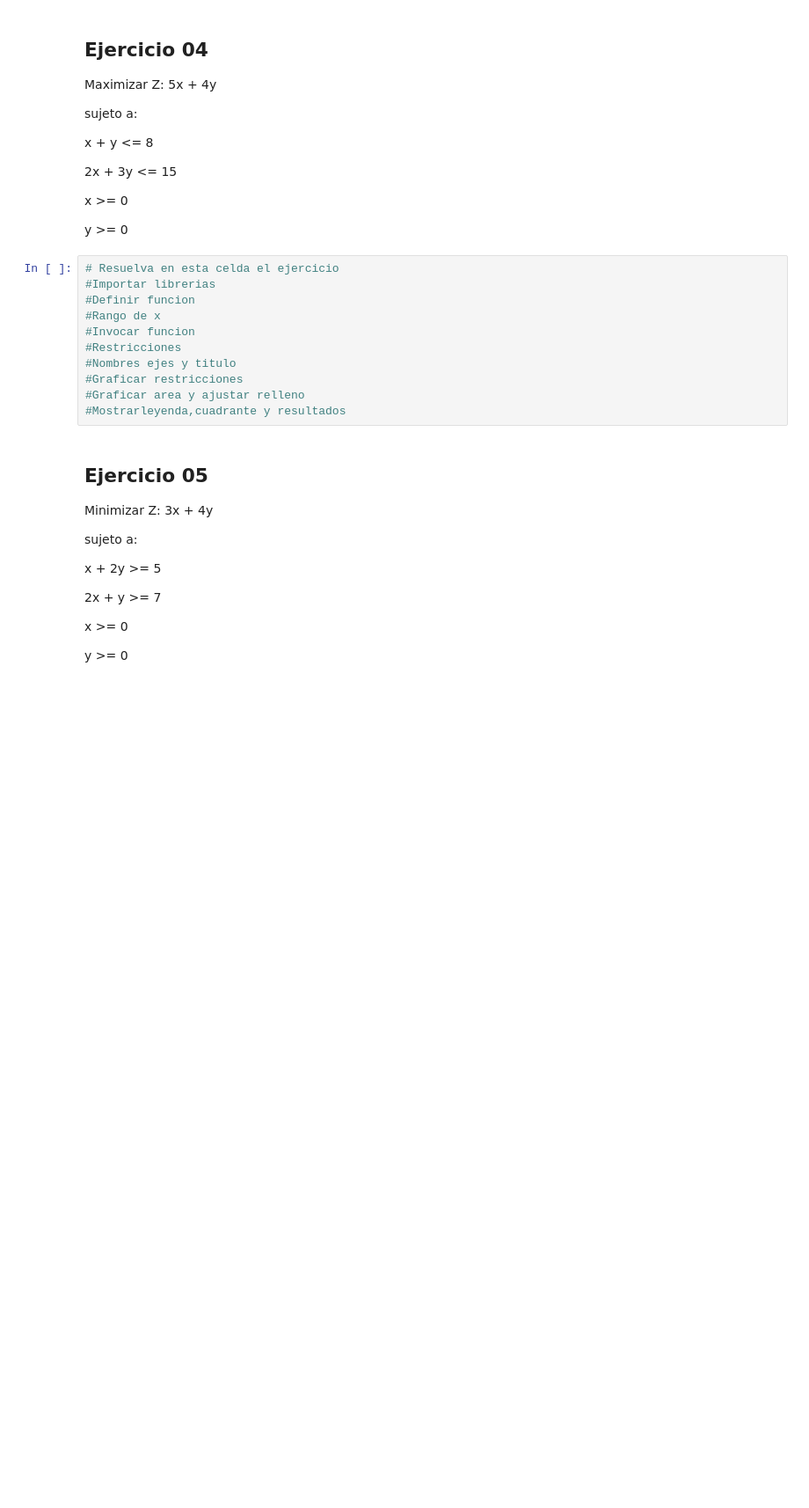
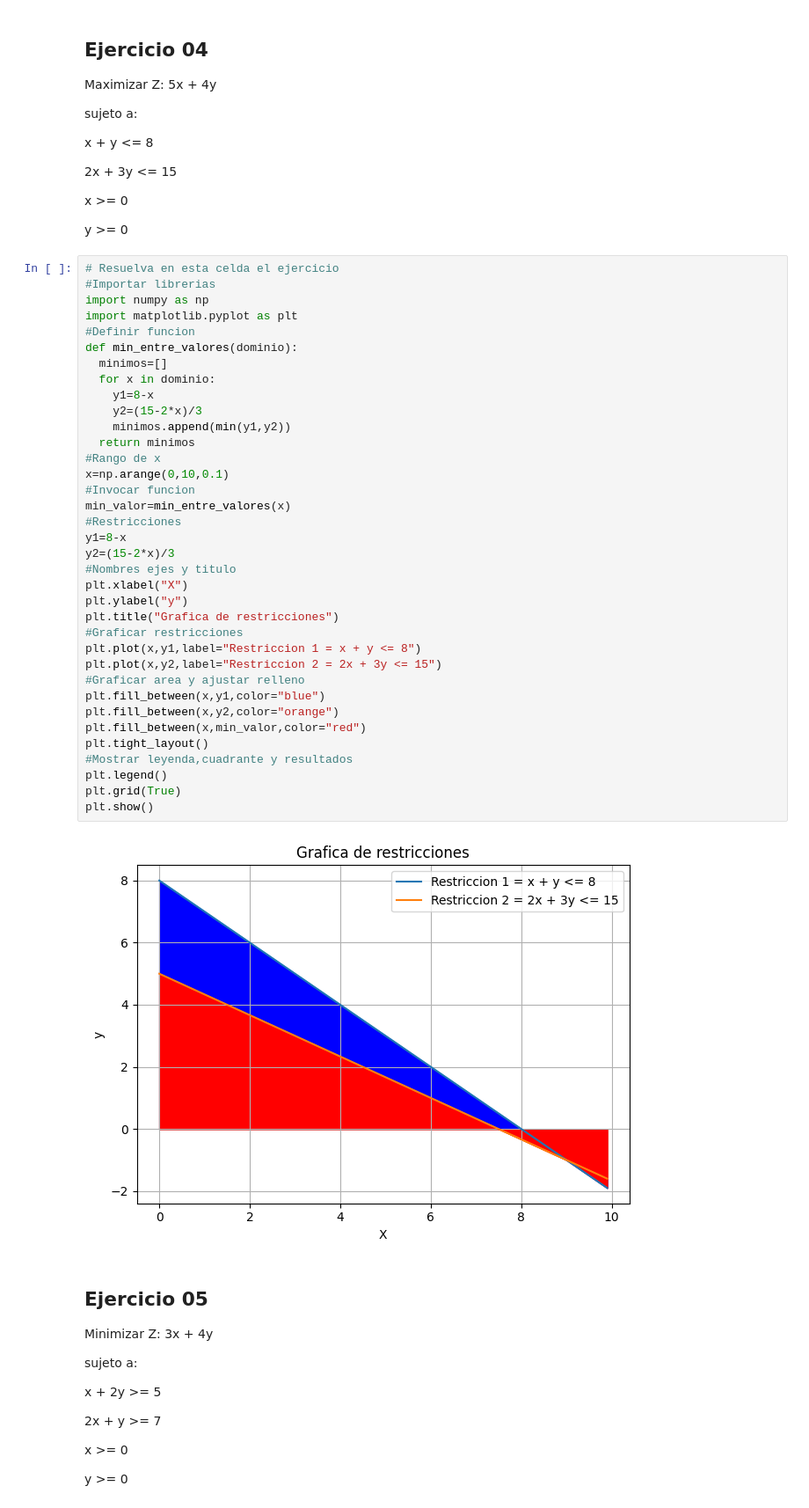
Before and after one commit to JulianaRamirez8/Fundamentos-de-optimizacion-lineal, a Jupyter notebook: Taller_00_solución_gráfica_de_problemas_de_optimización_lineal.ipynb, the cells around one changed output. Shown: that part at 88% size. Drawn from its saved outputs; the diff is of its cells as text; blank space fills up the shorter version.

```diff
--- a/Taller_00_solución_gráfica_de_problemas_de_optimización_lineal.ipynb
+++ b/Taller_00_solución_gráfica_de_problemas_de_optimización_lineal.ipynb
@@ -551,17 +580,44 @@ Maximizar  Z: 5x + 4y
    x >= 0
 
    y >= 0
-# %%
-# Resuelva en esta celda el ejercicio
-#Importar librerias
-#Definir funcion
-#Rango de x
-#Invocar funcion
-#Restricciones
-#Nombres ejes y titulo
-#Graficar restricciones
-#Graficar area y ajustar relleno
-#Mostrarleyenda,cuadrante y resultados
+# %%
+# Resuelva en esta celda el ejercicio
+#Importar librerias
+import numpy as np
+import matplotlib.pyplot as plt
+#Definir funcion
+def min_entre_valores(dominio):
+  minimos=[]
+  for x in dominio:
+    y1=8-x
+    y2=(15-2*x)/3
+    minimos.append(min(y1,y2))
+  return minimos
+#Rango de x
+x=np.arange(0,10,0.1)
+#Invocar funcion
+min_valor=min_entre_valores(x)
+#Restricciones
+y1=8-x
+y2=(15-2*x)/3
+#Nombres ejes y titulo
+plt.xlabel("X")
+plt.ylabel("y")
+plt.title("Grafica de restricciones")
+#Graficar restricciones
+plt.plot(x,y1,label="Restriccion 1 = x + y <= 8")
+plt.plot(x,y2,label="Restriccion 2 = 2x + 3y <= 15")
+#Graficar area y ajustar relleno
+plt.fill_between(x,y1,color="blue")
+plt.fill_between(x,y2,color="orange")
+plt.fill_between(x,min_valor,color="red")
+plt.tight_layout()
+#Mostrar leyenda,cuadrante y resultados
+plt.legend()
+plt.grid(True)
+plt.show()
+# %% [output]
+[figure, added]
 # %% [markdown]
 ## Ejercicio 05
 
```
Also changed, not shown: parts of 2 cells of this notebook.
